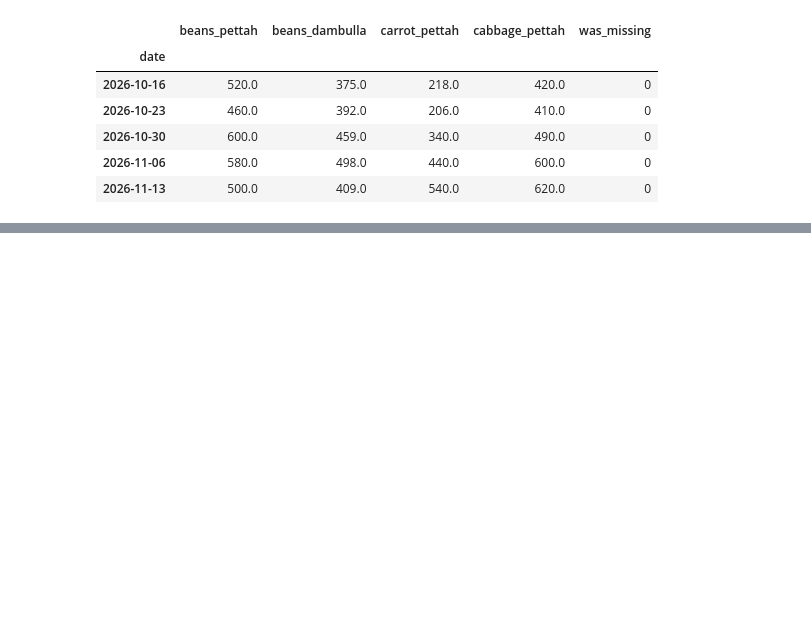
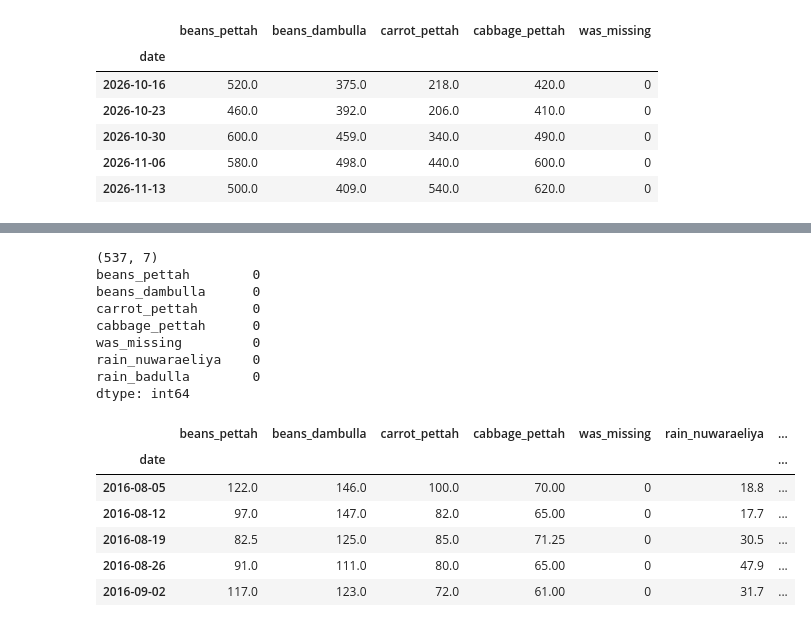
Before and after one commit to renulucshmi/pettah-beans-price-forecast, a Jupyter notebook: ensemble_assignment.ipynb, the cells around one changed output, grey strips where cells are left out. Saved outputs shown, nothing was run; the diff lists cells and outputs as text; code cells hidden in the pictures; blank space fills up the shorter version.

Commit message:
Step 2: add weekly rainfall for Nuwara Eliya and Badulla

```diff
--- a/ensemble_assignment.ipynb
+++ b/ensemble_assignment.ipynb
@@ -118,0 +121,4 @@ weekly.tail()
+# %%
+weekly = pd.read_csv("dataset/weekly_clean.csv", index_col="date", parse_dates=True)
+print(weekly.shape)
+weekly.head(3)
@@ -118,0 +132,27 @@ weekly.tail()
+# %%
+import requests
+
+def get_rain(lat, lon, name):
+    url = "https://archive-api.open-meteo.com/v1/archive"
+    params = {
+        "latitude": lat,
+        "longitude": lon,
+        "start_date": "2016-07-01",
+        "end_date": "2026-11-13",
+        "daily": "precipitation_sum",
+        "timezone": "Asia/Colombo",
+    }
+    r = requests.get(url, params=params, timeout=60)
+    r.raise_for_status()
+    d = r.json()["daily"]
+    return pd.Series(d["precipitation_sum"], index=pd.to_datetime(d["time"]), name=name)
+
+rain = pd.concat([
+    get_rain(6.9497, 80.7891, "rain_nuwaraeliya"),
+    get_rain(6.9934, 81.0550, "rain_badulla"),
+], axis=1)
+rain.index.name = "date"
+
+rain.to_csv("dataset/rain_daily.csv")
+print(rain.shape)
+rain.describe().round(1)
@@ -118,0 +184,5 @@ weekly.tail()
+# %%
+rain = rain.fillna(0)
+# %%
+rain_weekly = rain.resample("W-FRI").sum()
+rain_weekly.head()
@@ -118,0 +197,22 @@ weekly.tail()
+# %%
+data2 = weekly.join(rain_weekly, how="left")
+print(data2.shape)
+print(data2.isna().sum())
+data2.head()
+# %% [output]
+(537, 7)
+beans_pettah        0
+beans_dambulla      0
+carrot_pettah       0
+cabbage_pettah      0
+was_missing         0
+rain_nuwaraeliya    0
+rain_badulla        0
+dtype: int64
+|  | beans_pettah | beans_dambulla | carrot_pettah | cabbage_pettah | was_missing | rain_nuwaraeliya | ... |
+| date |  |  |  |  |  |  | ... |
+| 2016-08-05 | 122.0 | 146.0 | 100.0 | 70.00 | 0 | 18.8 | ... |
+| 2016-08-12 | 97.0 | 147.0 | 82.0 | 65.00 | 0 | 17.7 | ... |
+| 2016-08-19 | 82.5 | 125.0 | 85.0 | 71.25 | 0 | 30.5 | ... |
+| 2016-08-26 | 91.0 | 111.0 | 80.0 | 65.00 | 0 | 47.9 | ... |
+| 2016-09-02 | 117.0 | 123.0 | 72.0 | 61.00 | 0 | 31.7 | ... |
```
Also changed, not shown: parts of 5 cells of this notebook, 2 other files.
